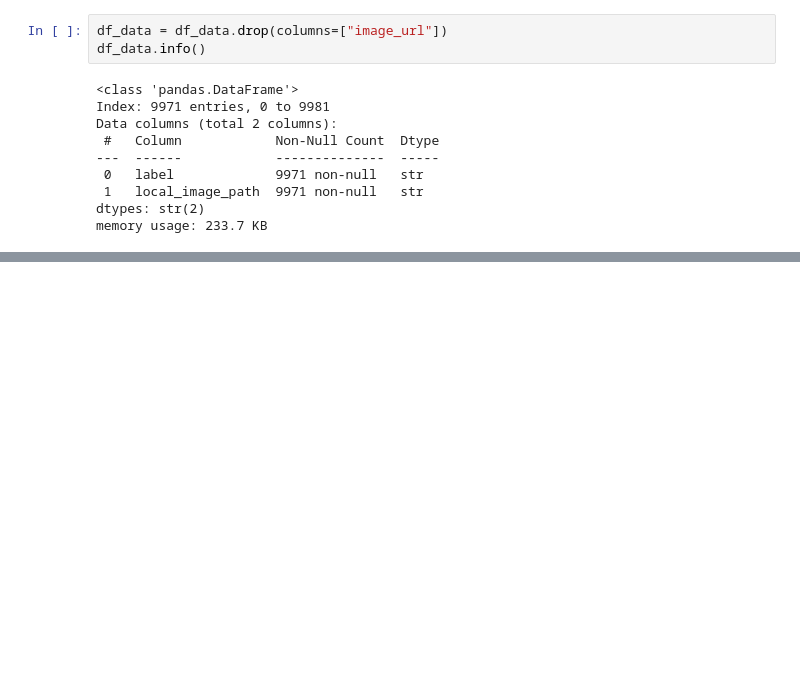
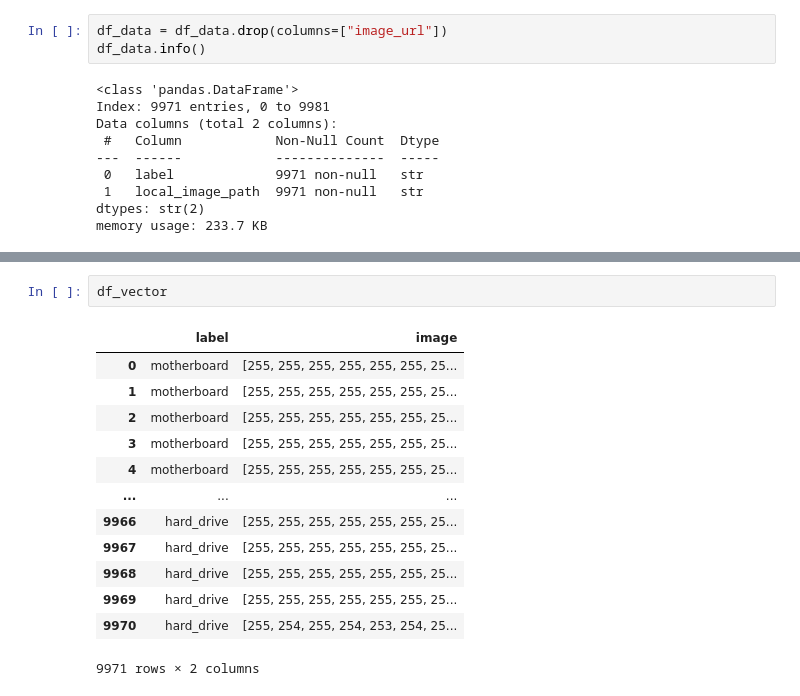
Before and after one commit to Latency-Zero-tfm/HardVisionAI, a Jupyter notebook: notebooks/dataset_03.ipynb, the cells around one changed output, grey strips where cells are left out. Saved outputs shown, nothing was run; the diff lists cells and outputs as text; blank space fills up the shorter version.

```diff
--- a/notebooks/dataset_03.ipynb
+++ b/notebooks/dataset_03.ipynb
@@ -141,0 +177,16 @@ En este apartado se hara que todas las imagenes tengan la misma proporcion.
+# %%
+df_vector
+# %% [output]
+|  | label | image |
+| 0 | motherboard | [255, 255, 255, 255, 255, 255, 25... |
+| 1 | motherboard | [255, 255, 255, 255, 255, 255, 25... |
+| 2 | motherboard | [255, 255, 255, 255, 255, 255, 25... |
+| 3 | motherboard | [255, 255, 255, 255, 255, 255, 25... |
+| 4 | motherboard | [255, 255, 255, 255, 255, 255, 25... |
+| ... | ... | ... |
+| 9966 | hard_drive | [255, 255, 255, 255, 255, 255, 25... |
+| 9967 | hard_drive | [255, 255, 255, 255, 255, 255, 25... |
+| 9968 | hard_drive | [255, 255, 255, 255, 255, 255, 25... |
+| 9969 | hard_drive | [255, 255, 255, 255, 255, 255, 25... |
+| 9970 | hard_drive | [255, 254, 255, 254, 253, 254, 25... |
+9971 rows × 2 columns
```
Also changed, not shown: parts of 20 cells of this notebook, 3 other files.
